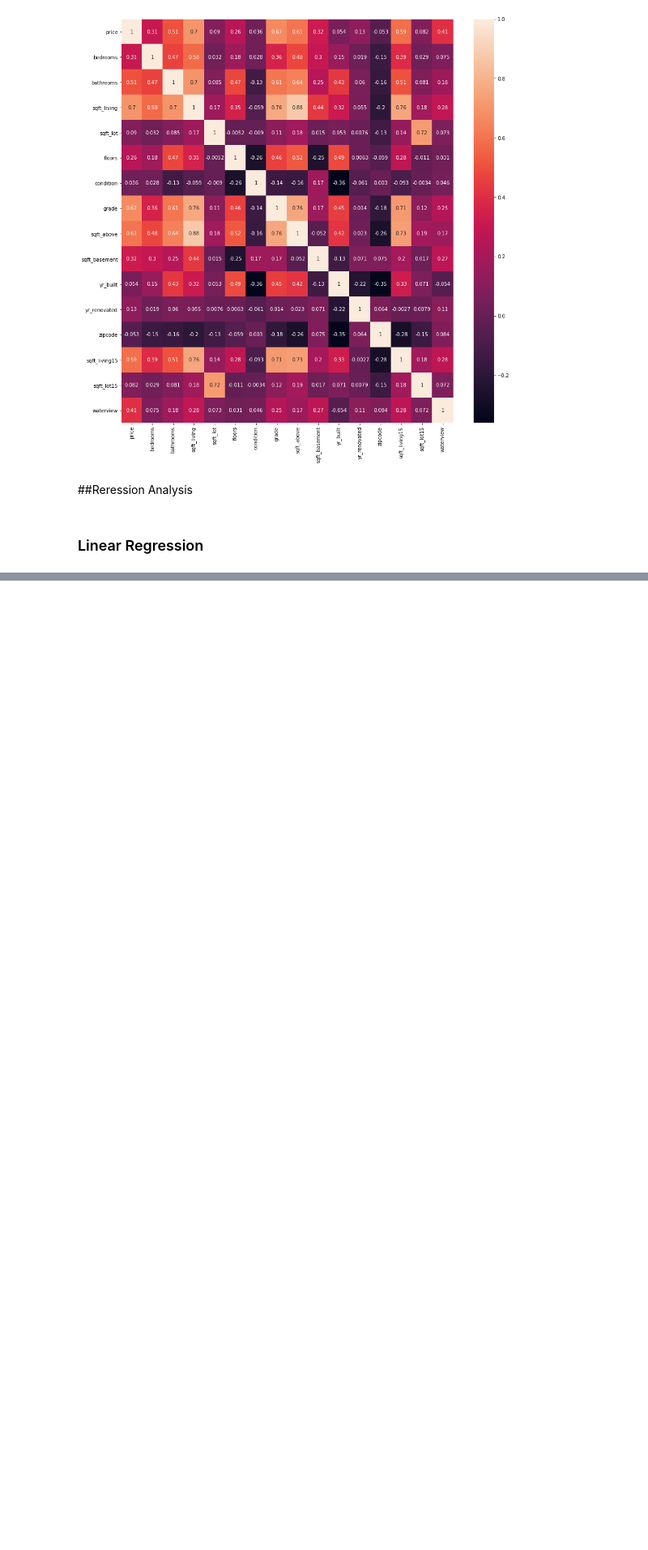
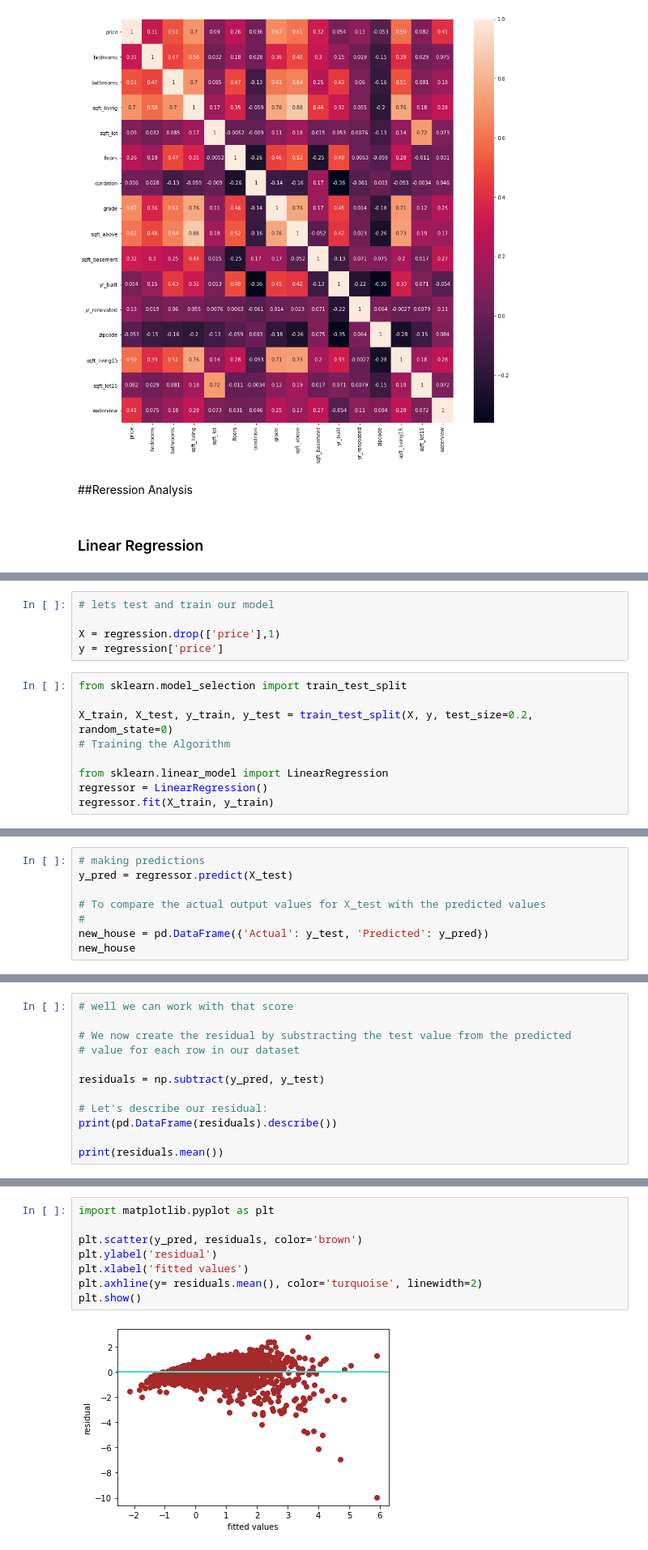
Before and after one commit to NorahEkuttan/Regression_IP_Week7, a Jupyter notebook: Abdilatif_Regression_IP__week7.ipynb, the cells around one changed output, grey strips where cells are left out. Shown at 81% size. Cells and saved outputs as stored; diff of their text form; blank space fills up the shorter version.

```diff
--- a/Abdilatif_Regression_IP__week7.ipynb
+++ b/Abdilatif_Regression_IP__week7.ipynb
@@ -314,0 +381,14 @@ plt.show()
+# %%
+# lets test and train our model
+
+X = regression.drop(['price'],1)
+y = regression['price']
+# %%
+from sklearn.model_selection import train_test_split
+
+X_train, X_test, y_train, y_test = train_test_split(X, y, test_size=0.2, random_state=0)
+# Training the Algorithm
+
+from sklearn.linear_model import LinearRegression
+regressor = LinearRegression()
+regressor.fit(X_train, y_train)
@@ -314,0 +422,8 @@ plt.show()
+# %%
+# making predictions
+y_pred = regressor.predict(X_test)
+
+# To compare the actual output values for X_test with the predicted values
+#
+new_house = pd.DataFrame({'Actual': y_test, 'Predicted': y_pred})
+new_house
@@ -314,0 +557,12 @@ plt.show()
+# %%
+# well we can work with that score
+
+# We now create the residual by substracting the test value from the predicted
+# value for each row in our dataset
+
+residuals = np.subtract(y_pred, y_test)
+
+# Let's describe our residual:
+print(pd.DataFrame(residuals).describe())
+
+print(residuals.mean())
@@ -314,0 +580,10 @@ plt.show()
+# %%
+import matplotlib.pyplot as plt
+
+plt.scatter(y_pred, residuals, color='brown')
+plt.ylabel('residual')
+plt.xlabel('fitted values')
+plt.axhline(y= residuals.mean(), color='turquoise', linewidth=2)
+plt.show()
+# %% [output]
+[figure, added]
```
Also changed, not shown: parts of 19 cells of this notebook.
